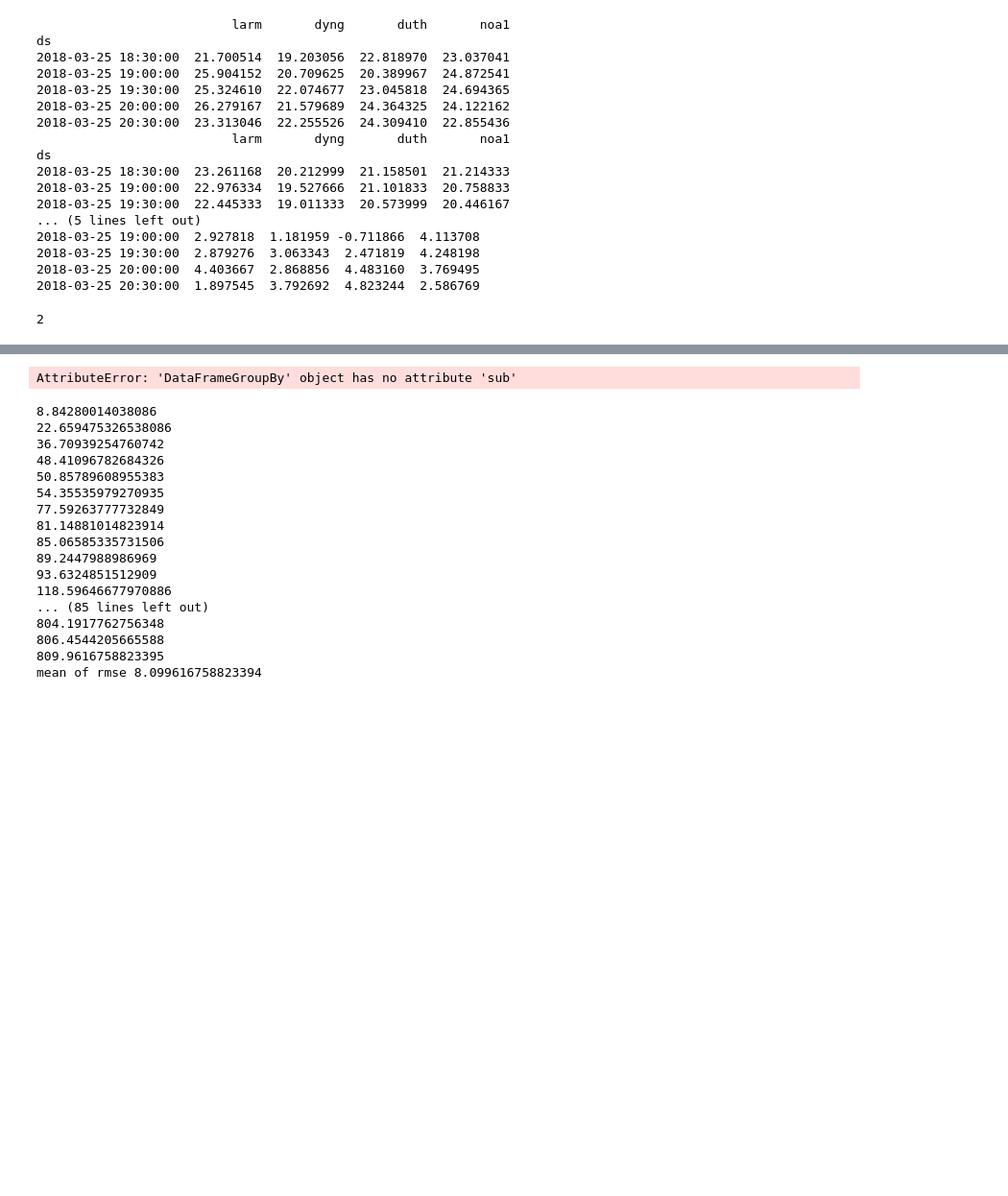
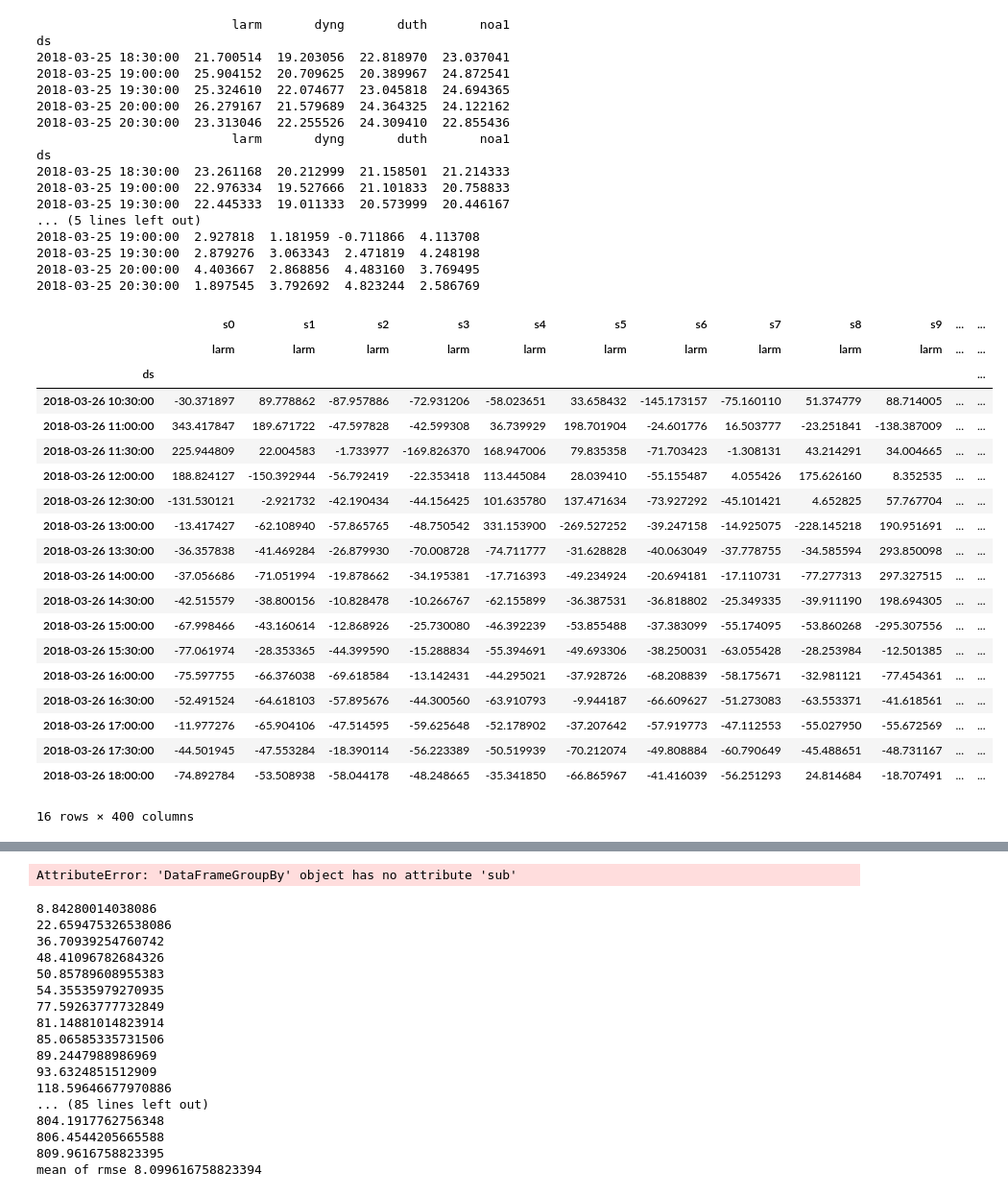
Before and after one commit to carloscanodomingo/NeuralProphetEQ, a Jupyter notebook: notebooks/testing_FCeVDarts.ipynb, the cells around one changed output, grey strips where cells are left out. Shown at 96% size. Saved outputs shown, nothing was run; the diff lists cells and outputs as text; code cells hidden in the pictures; blank space fills up the shorter version.

```diff
--- a/notebooks/testing_FCeVDarts.ipynb
+++ b/notebooks/testing_FCeVDarts.ipynb
@@ -169,10 +169,10 @@ Transformer_darts_FCeV_config = TransformerDartsFCeVConfig(**Transformer_darts_F
 
 darts_FCev_config = {
     "DartsModelConfig": RNN_darts_FCeV_config,
-    "dropout":0.3,
+    "dropout":0.2,
     "n_epochs":200,
-    "n_layers": 1,
-    "internal_size": 8,
+    "n_layers": 2,
+    "internal_size": 16,
     "batch_size":1200 ,
     "learning_rate": 1e-1,
     "use_gpu": True,
@@ -194,8 +194,8 @@ val_day = datetime.fromisoformat("2019-01-01T00:00:00")
 forecast_length = timedelta(hours=24)
 question_mark_length = timedelta(hours=24)
 # Time to take into account to predict
-historic_lenght =  timedelta(days=24)
-training_lenght = timedelta(days=272)
+historic_lenght =  timedelta(days=8)
+training_lenght = timedelta(days=152)
 freq = pd.Timedelta(minutes=30)
 
 FCev_config = {
@@ -216,13 +216,13 @@ output_path = "results/"
 synthetic_events = df_covariate[["f107"]].quantile([.1,0.25, .5,0.75, .9])#.drop(["count", "std"])
 synthetic_events = pd.DataFrame(np.linspace(60, 80, 21), columns= ["f107"])
 
-case = "TEC_constant"
+case = "TEC_EQ"
 if case == "TEC_constant":
     df_all = df_covariate[["f107"]]
     synthetic_events = pd.DataFrame(np.arange(60, 85, 1), columns= ["f107"])
     df_covariate = df_covariate.drop("f107", axis = 1)
 elif case == "TEC_EQ":
-    values = np.arange(0,21,1)
+    values = np.arange(0,16,3)
     synthetic_events = pd.DataFrame(values, columns= ["pr"])
     df_all = pd.DataFrame()
     for ix, eq in df_events.sort_values(by=["pr"]).iterrows():
@@ -372,7 +384,26 @@ ds
 # %%
 rmse_of_mean = df.mean(level=1, axis = 1).sub(df_fore["current"].droplevel(0, 1)).pow(2).mean().pow(1/2).mean()
 # %%
-df.columns.nlevels
+df_fore["BASE"]
 # %% [output]
+|  | s0 | s1 | s2 | s3 | s4 | s5 | s6 | s7 | s8 | s9 | ... | ... |
+|  | larm | larm | larm | larm | larm | larm | larm | larm | larm | larm | ... | ... |
+| ds |  |  |  |  |  |  |  |  |  |  |  | ... |
+| 2018-03-26 10:30:00 | -30.371897 | 89.778862 | -87.957886 | -72.931206 | -58.023651 | 33.658432 | -145.173157 | -75.160110 | 51.374779 | 88.714005 | ... | ... |
+| 2018-03-26 11:00:00 | 343.417847 | 189.671722 | -47.597828 | -42.599308 | 36.739929 | 198.701904 | -24.601776 | 16.503777 | -23.251841 | -138.387009 | ... | ... |
+| 2018-03-26 11:30:00 | 225.944809 | 22.004583 | -1.733977 | -169.826370 | 168.947006 | 79.835358 | -71.703423 | -1.308131 | 43.214291 | 34.004665 | ... | ... |
+| 2018-03-26 12:00:00 | 188.824127 | -150.392944 | -56.792419 | -22.353418 | 113.445084 | 28.039410 | -55.155487 | 4.055426 | 175.626160 | 8.352535 | ... | ... |
+| 2018-03-26 12:30:00 | -131.530121 | -2.921732 | -42.190434 | -44.156425 | 101.635780 | 137.471634 | -73.927292 | -45.101421 | 4.652825 | 57.767704 | ... | ... |
+| 2018-03-26 13:00:00 | -13.417427 | -62.108940 | -57.865765 | -48.750542 | 331.153900 | -269.527252 | -39.247158 | -14.925075 | -228.145218 | 190.951691 | ... | ... |
+| 2018-03-26 13:30:00 | -36.357838 | -41.469284 | -26.879930 | -70.008728 | -74.711777 | -31.628828 | -40.063049 | -37.778755 | -34.585594 | 293.850098 | ... | ... |
+| 2018-03-26 14:00:00 | -37.056686 | -71.051994 | -19.878662 | -34.195381 | -17.716393 | -49.234924 | -20.694181 | -17.110731 | -77.277313 | 297.327515 | ... | ... |
+| 2018-03-26 14:30:00 | -42.515579 | -38.800156 | -10.828478 | -10.266767 | -62.155899 | -36.387531 | -36.818802 | -25.349335 | -39.911190 | 198.694305 | ... | ... |
+| 2018-03-26 15:00:00 | -67.998466 | -43.160614 | -12.868926 | -25.730080 | -46.392239 | -53.855488 | -37.383099 | -55.174095 | -53.860268 | -295.307556 | ... | ... |
+| 2018-03-26 15:30:00 | -77.061974 | -28.353365 | -44.399590 | -15.288834 | -55.394691 | -49.693306 | -38.250031 | -63.055428 | -28.253984 | -12.501385 | ... | ... |
+| 2018-03-26 16:00:00 | -75.597755 | -66.376038 | -69.618584 | -13.142431 | -44.295021 | -37.928726 | -68.208839 | -58.175671 | -32.981121 | -77.454361 | ... | ... |
+| 2018-03-26 16:30:00 | -52.491524 | -64.618103 | -57.895676 | -44.300560 | -63.910793 | -9.944187 | -66.609627 | -51.273083 | -63.553371 | -41.618561 | ... | ... |
+| 2018-03-26 17:00:00 | -11.977276 | -65.904106 | -47.514595 | -59.625648 | -52.178902 | -37.207642 | -57.919773 | -47.112553 | -55.027950 | -55.672569 | ... | ... |
+| 2018-03-26 17:30:00 | -44.501945 | -47.553284 | -18.390114 | -56.223389 | -50.519939 | -70.212074 | -49.808884 | -60.790649 | -45.488651 | -48.731167 | ... | ... |
+| 2018-03-26 18:00:00 | -74.892784 | -53.508938 | -58.044178 | -48.248665 | -35.341850 | -66.865967 | -41.416039 | -56.251293 | 24.814684 | -18.707491 | ... | ... |
-2
+16 rows × 400 columns
 # %%
```
Also changed, not shown: parts of 6 cells of this notebook, 3 other files.
